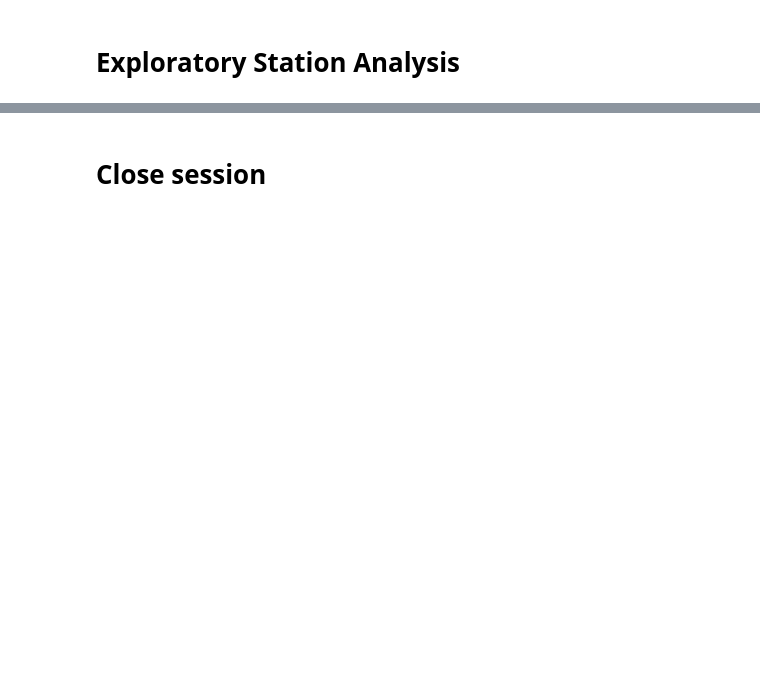
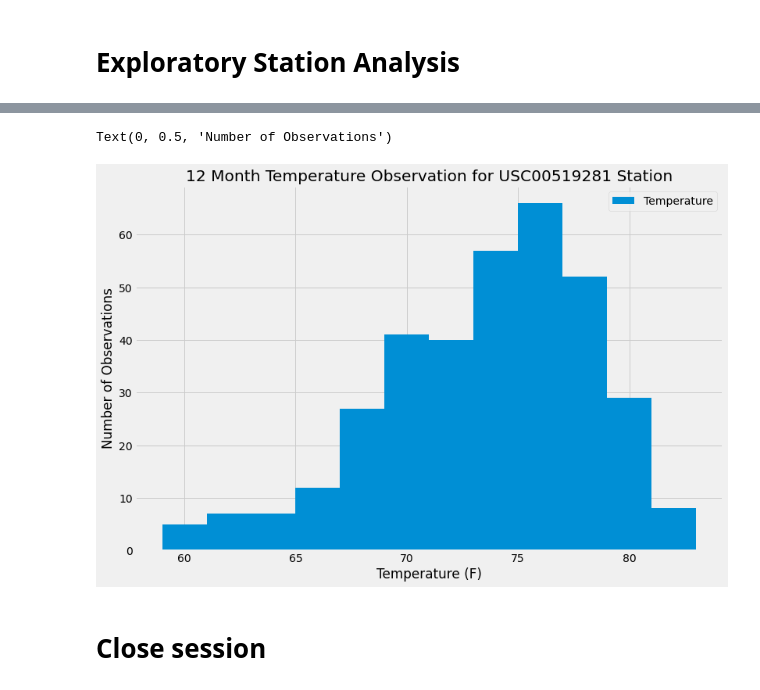
Before and after one commit to nhaile96/sqlalchemy-challenge, a Jupyter notebook: climate_starter.ipynb, the cells around one changed output, grey strips where cells are left out. Saved outputs shown, nothing was run; the diff lists cells and outputs as text; code cells hidden in the pictures; blank space fills up the shorter version.

```diff
--- a/climate_starter.ipynb
+++ b/climate_starter.ipynb
@@ -68,3 +131,11 @@ session.query()
 # %%
 # Design a query to find the most active stations (i.e. what stations have the most rows?)
 # List the stations and the counts in descending order.
+active_stations= session.query(measurement_class.station, func.count(measurement_class.tobs)).group_by(measurement_class.station).order_by(func.count(measurement_class.tobs).desc()).all()
+
+active_stations
+most_active=active_stations[0][0]
+print("The Busiest Station:", most_active,", Number of Observations:", active_stations[0][1])
+print("Rest of Stations and Observations in Descending Order")
+for station, count in active_stations:
+    print("Station Number:",station,", Number of Observations:",count)
@@ -71,8 +154,18 @@ session.query()
 # %%
 # Using the most active station id from the previous query, calculate the lowest, highest, and average temperature.
+temperatures=session.query(measurement_class.station,measurement_class.date,measurement_class.tobs).filter(measurement_class.station==most_active).filter(measurement_class.date>year_ago).order_by(measurement_class.date).all()
 # %%
 # Using the most active station id
 # Query the last 12 months of temperature observation data for this station and plot the results as a histogram
+temp_df=pd.DataFrame(temperatures, columns=['Station','Date','Temperature'])
+temp_df.plot.hist(by='station',bins=12,figsize=(12,8))
+plt.legend(loc='best')
+plt.title(f"12 Month Temperature Observation for {most_active} Station")
+plt.xlabel("Temperature (F)")
+plt.ylabel("Number of Observations")
+# %% [output]
+Text(0, 0.5, 'Number of Observations')
+[figure, added]
 # %% [markdown]
 # Close session
 # %%
```
Also changed, not shown: parts of 10 cells of this notebook.
